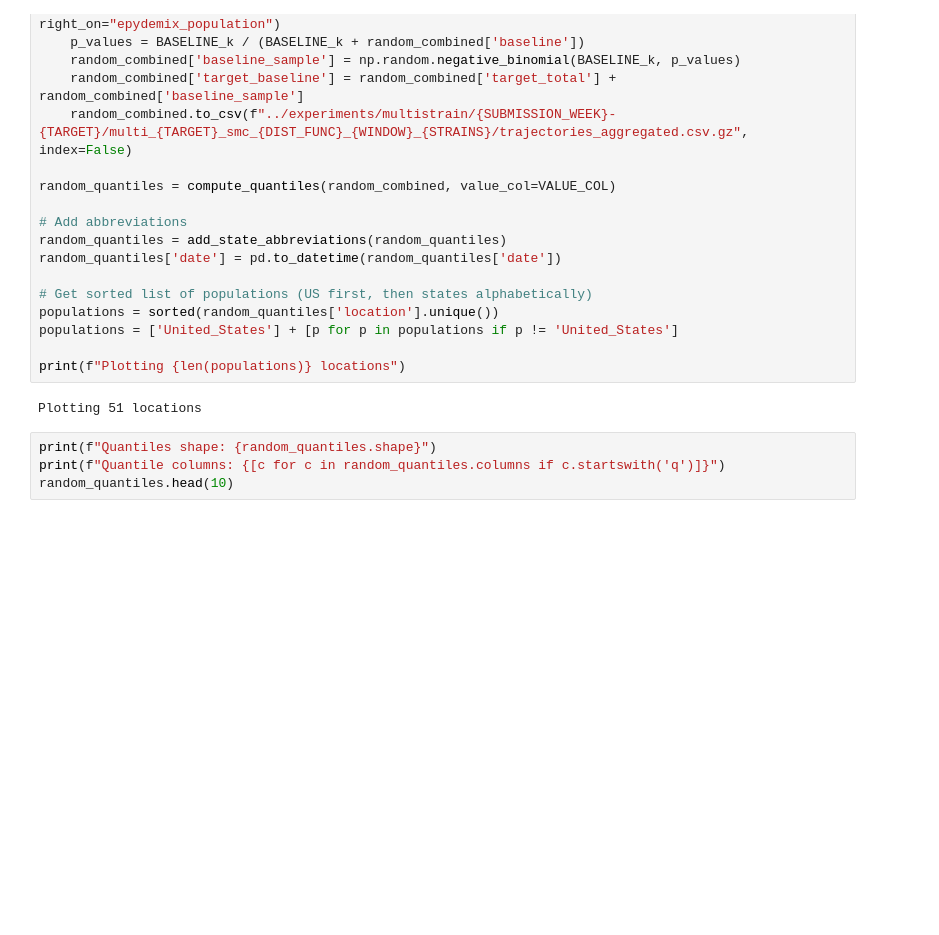
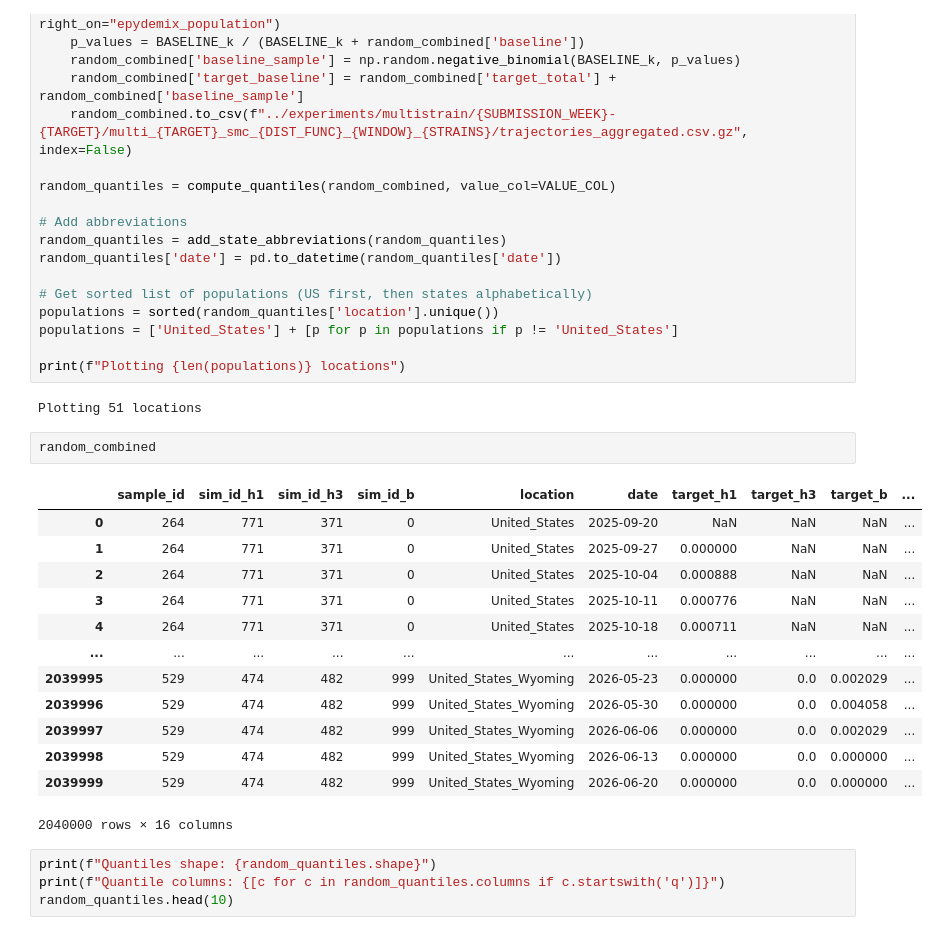
Before and after one commit to mobs-lab/epymodelingsuite, a Jupyter notebook: ed_multistrain_plot_output.ipynb, the cells around one changed output. Drawn from its saved outputs; the diff is of its cells as text; blank space fills up the shorter version.

```diff
--- a/ed_multistrain_plot_output.ipynb
+++ b/ed_multistrain_plot_output.ipynb
@@ -96,6 +98,22 @@ populations = ['United_States'] + [p for p in populations if p != 'United_States
 print(f"Plotting {len(populations)} locations")
 # %% [output]
 Plotting 51 locations
+# %%
+random_combined
+# %% [output]
+|  | sample_id | sim_id_h1 | sim_id_h3 | sim_id_b | location | date | target_h1 | target_h3 | target_b | ... |
+| 0 | 264 | 771 | 371 | 0 | United_States | 2025-09-20 | NaN | NaN | NaN | ... |
+| 1 | 264 | 771 | 371 | 0 | United_States | 2025-09-27 | 0.000000 | NaN | NaN | ... |
+| 2 | 264 | 771 | 371 | 0 | United_States | 2025-10-04 | 0.000888 | NaN | NaN | ... |
+| 3 | 264 | 771 | 371 | 0 | United_States | 2025-10-11 | 0.000776 | NaN | NaN | ... |
+| 4 | 264 | 771 | 371 | 0 | United_States | 2025-10-18 | 0.000711 | NaN | NaN | ... |
+| ... | ... | ... | ... | ... | ... | ... | ... | ... | ... | ... |
+| 2039995 | 529 | 474 | 482 | 999 | United_States_Wyoming | 2026-05-23 | 0.000000 | 0.0 | 0.002029 | ... |
+| 2039996 | 529 | 474 | 482 | 999 | United_States_Wyoming | 2026-05-30 | 0.000000 | 0.0 | 0.004058 | ... |
+| 2039997 | 529 | 474 | 482 | 999 | United_States_Wyoming | 2026-06-06 | 0.000000 | 0.0 | 0.002029 | ... |
+| 2039998 | 529 | 474 | 482 | 999 | United_States_Wyoming | 2026-06-13 | 0.000000 | 0.0 | 0.000000 | ... |
+| 2039999 | 529 | 474 | 482 | 999 | United_States_Wyoming | 2026-06-20 | 0.000000 | 0.0 | 0.000000 | ... |
+2040000 rows × 16 columns
 # %%
 print(f"Quantiles shape: {random_quantiles.shape}")
 print(f"Quantile columns: {[c for c in random_quantiles.columns if c.startswith('q')]}")
```
Also changed, not shown: parts of 2 cells of this notebook, 4 other files.
